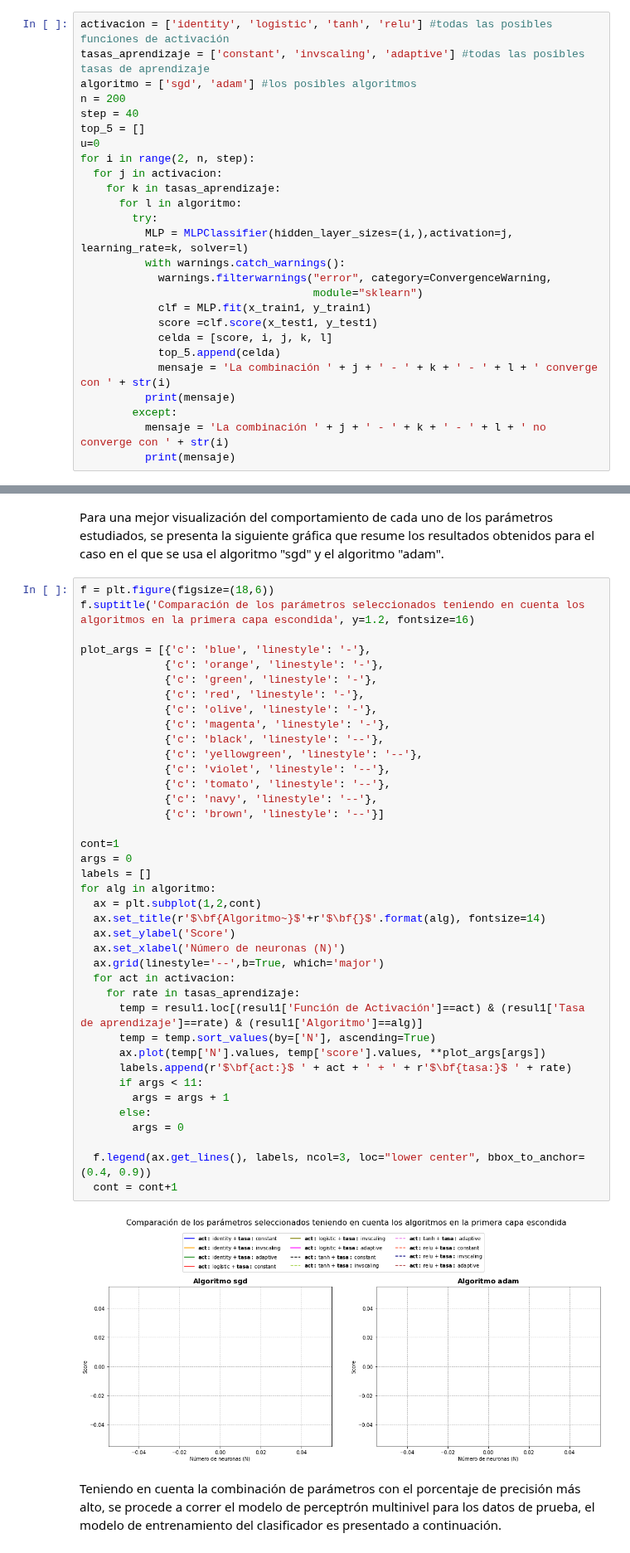
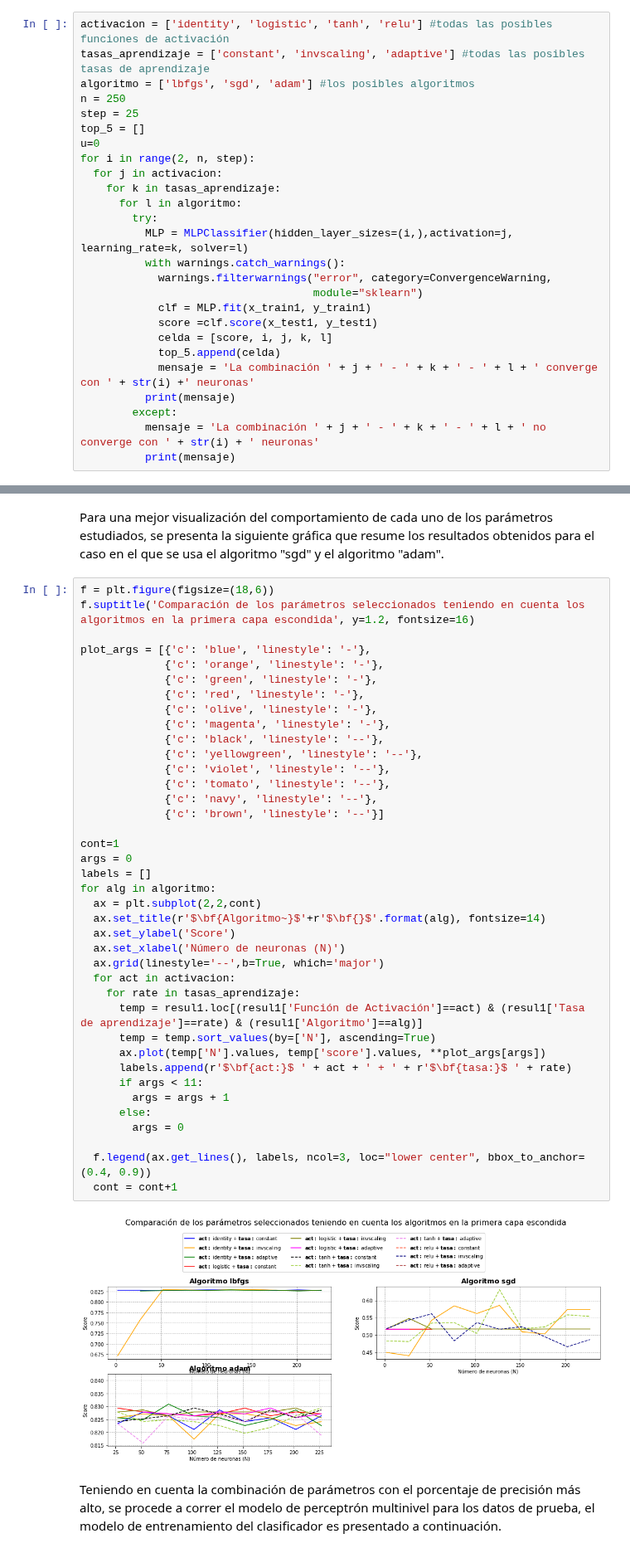
Before and after one commit to andresenrique08/ML_2020, a Jupyter notebook: Reto 3/Reto3_v1.ipynb, the cells around one changed output, grey strips where cells are left out. Shown at 83% size. Cells and saved outputs as stored; diff of their text form.

```diff
--- a/Reto 3/Reto3_v1.ipynb
+++ b/Reto 3/Reto3_v1.ipynb
@@ -316,9 +318,9 @@ Es importante mencionar que se está seleccionando como máximo 200 neuronas y s
 # %%
 activacion = ['identity', 'logistic', 'tanh', 'relu'] #todas las posibles funciones de activación
 tasas_aprendizaje = ['constant', 'invscaling', 'adaptive'] #todas las posibles tasas de aprendizaje
-algoritmo = ['sgd', 'adam'] #los posibles algoritmos
-n = 200
-step = 40
+algoritmo = ['lbfgs', 'sgd', 'adam'] #los posibles algoritmos
+n = 250
+step = 25
 top_5 = []
 u=0
 for i in range(2, n, step):
@@ -334,9 +336,9 @@ for i in range(2, n, step):
             score =clf.score(x_test1, y_test1)
             celda = [score, i, j, k, l]
             top_5.append(celda)
-            mensaje = 'La combinación ' + j + ' - ' + k + ' - ' + l + ' converge con ' + str(i)
+            mensaje = 'La combinación ' + j + ' - ' + k + ' - ' + l + ' converge con ' + str(i) +' neuronas'
           print(mensaje)
         except:
-          mensaje = 'La combinación ' + j + ' - ' + k + ' - ' + l + ' no converge con ' + str(i)
+          mensaje = 'La combinación ' + j + ' - ' + k + ' - ' + l + ' no converge con ' + str(i) + ' neuronas'
           print(mensaje)
 # %% [output]
@@ -379,35 +386,35 @@ plot_args = [{'c': 'blue', 'linestyle': '-'},
              {'c': 'magenta', 'linestyle': '-'},
              {'c': 'black', 'linestyle': '--'},
              {'c': 'yellowgreen', 'linestyle': '--'},
              {'c': 'violet', 'linestyle': '--'},
              {'c': 'tomato', 'linestyle': '--'},
              {'c': 'navy', 'linestyle': '--'},
              {'c': 'brown', 'linestyle': '--'}]
 
 cont=1
 args = 0
 labels = []
 for alg in algoritmo:
-  ax = plt.subplot(1,2,cont)
+  ax = plt.subplot(2,2,cont)
   ax.set_title(r'$\bf{Algoritmo~}$'+r'$\bf{}$'.format(alg), fontsize=14)
   ax.set_ylabel('Score')
   ax.set_xlabel('Número de neuronas (N)')
   ax.grid(linestyle='--',b=True, which='major')
   for act in activacion:
     for rate in tasas_aprendizaje:
       temp = resul1.loc[(resul1['Función de Activación']==act) & (resul1['Tasa de aprendizaje']==rate) & (resul1['Algoritmo']==alg)]
       temp = temp.sort_values(by=['N'], ascending=True)
       ax.plot(temp['N'].values, temp['score'].values, **plot_args[args])
       labels.append(r'$\bf{act:}$ ' + act + ' + ' + r'$\bf{tasa:}$ ' + rate)
       if args < 11:
         args = args + 1
       else:
         args = 0
 
   f.legend(ax.get_lines(), labels, ncol=3, loc="lower center", bbox_to_anchor=(0.4, 0.9))
   cont = cont+1
 # %% [output]
-[figure, old version]
+[figure, new version]
 # %% [markdown]
 Teniendo en cuenta la combinación de parámetros con el porcentaje de precisión más alto, se procede a correr el modelo de perceptrón multinivel para los datos de prueba, el modelo de entrenamiento del clasificador es presentado a continuación.
 # %%
```
Also changed, not shown: parts of 10 cells of this notebook.
